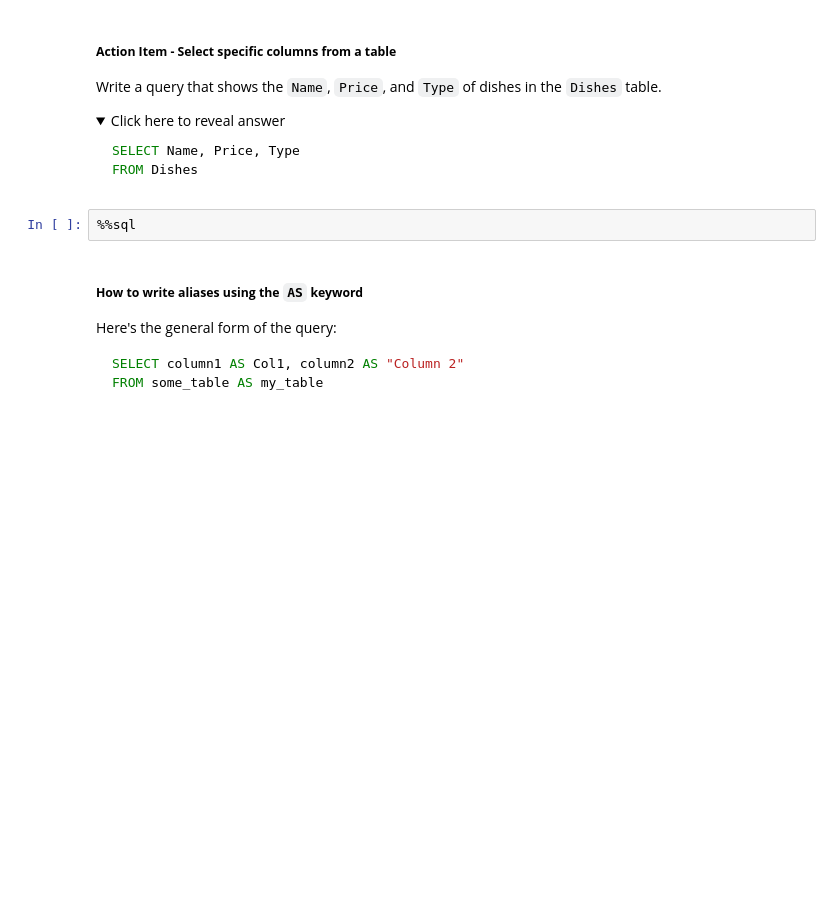
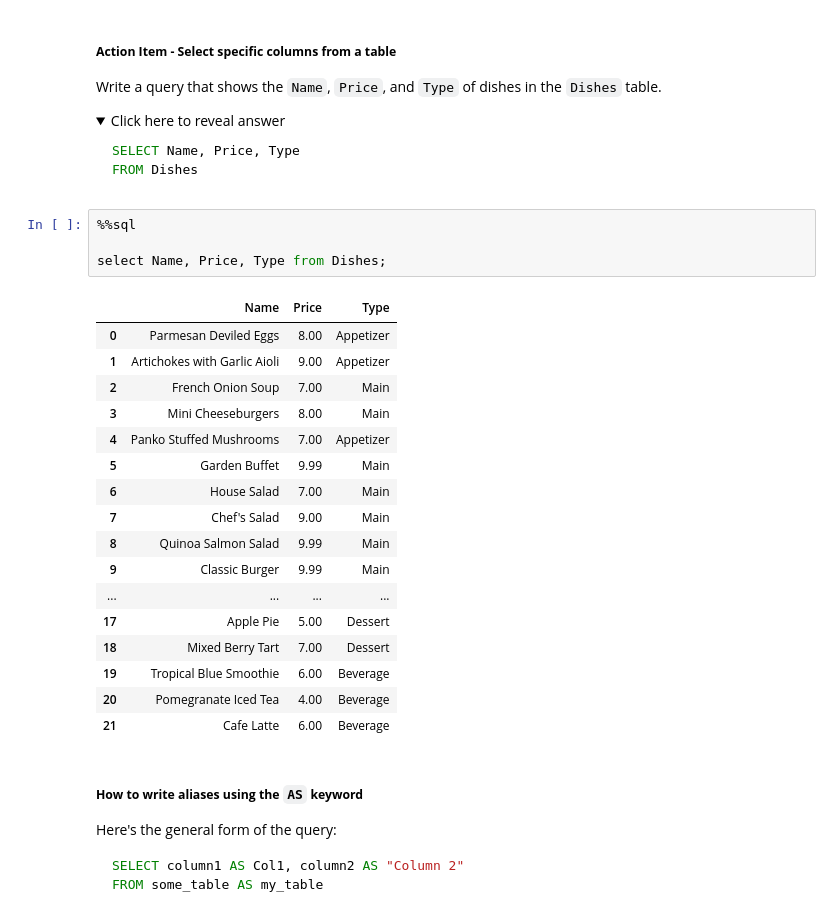
Before and after one commit to johnnyblaze1999/COOP-GoogleCollab, a Jupyter notebook: notebooks/COOP_SQL_101_PracticeNotebook.ipynb, the cells around one changed output. Drawn from its saved outputs; the diff is of its cells as text; folded sections open; blank space fills up the shorter version.

````diff
--- a/notebooks/COOP_SQL_101_PracticeNotebook.ipynb
+++ b/notebooks/COOP_SQL_101_PracticeNotebook.ipynb
@@ -142,8 +142,28 @@ SELECT Name, Price, Type
 FROM Dishes
 ```
 </details>
-# %%
-%%sql
+# %%
+%%sql
+
+select Name, Price, Type from Dishes;
+# %% [output]
+|  | Name | Price | Type |
+| 0 | Parmesan Deviled Eggs | 8.00 | Appetizer |
+| 1 | Artichokes with Garlic Aioli | 9.00 | Appetizer |
+| 2 | French Onion Soup | 7.00 | Main |
+| 3 | Mini Cheeseburgers | 8.00 | Main |
+| 4 | Panko Stuffed Mushrooms | 7.00 | Appetizer |
+| 5 | Garden Buffet | 9.99 | Main |
+| 6 | House Salad | 7.00 | Main |
+| 7 | Chef's Salad | 9.00 | Main |
+| 8 | Quinoa Salmon Salad | 9.99 | Main |
+| 9 | Classic Burger | 9.99 | Main |
+| ... | ... | ... | ... |
+| 17 | Apple Pie | 5.00 | Dessert |
+| 18 | Mixed Berry Tart | 7.00 | Dessert |
+| 19 | Tropical Blue Smoothie | 6.00 | Beverage |
+| 20 | Pomegranate Iced Tea | 4.00 | Beverage |
+| 21 | Cafe Latte | 6.00 | Beverage |
 # %% [markdown]
 ##### **How to write aliases using the `AS` keyword**
 
````
Also changed, not shown: parts of 50 cells of this notebook.
